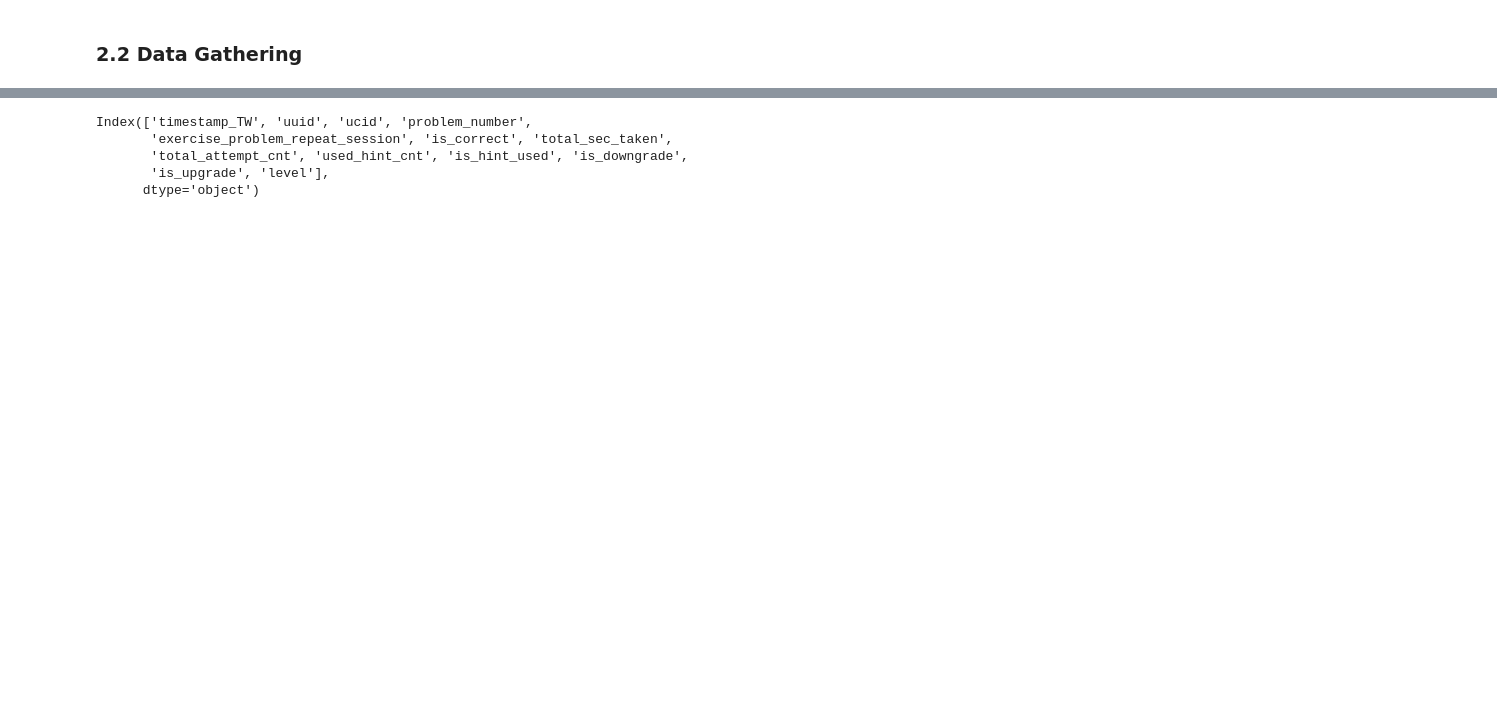
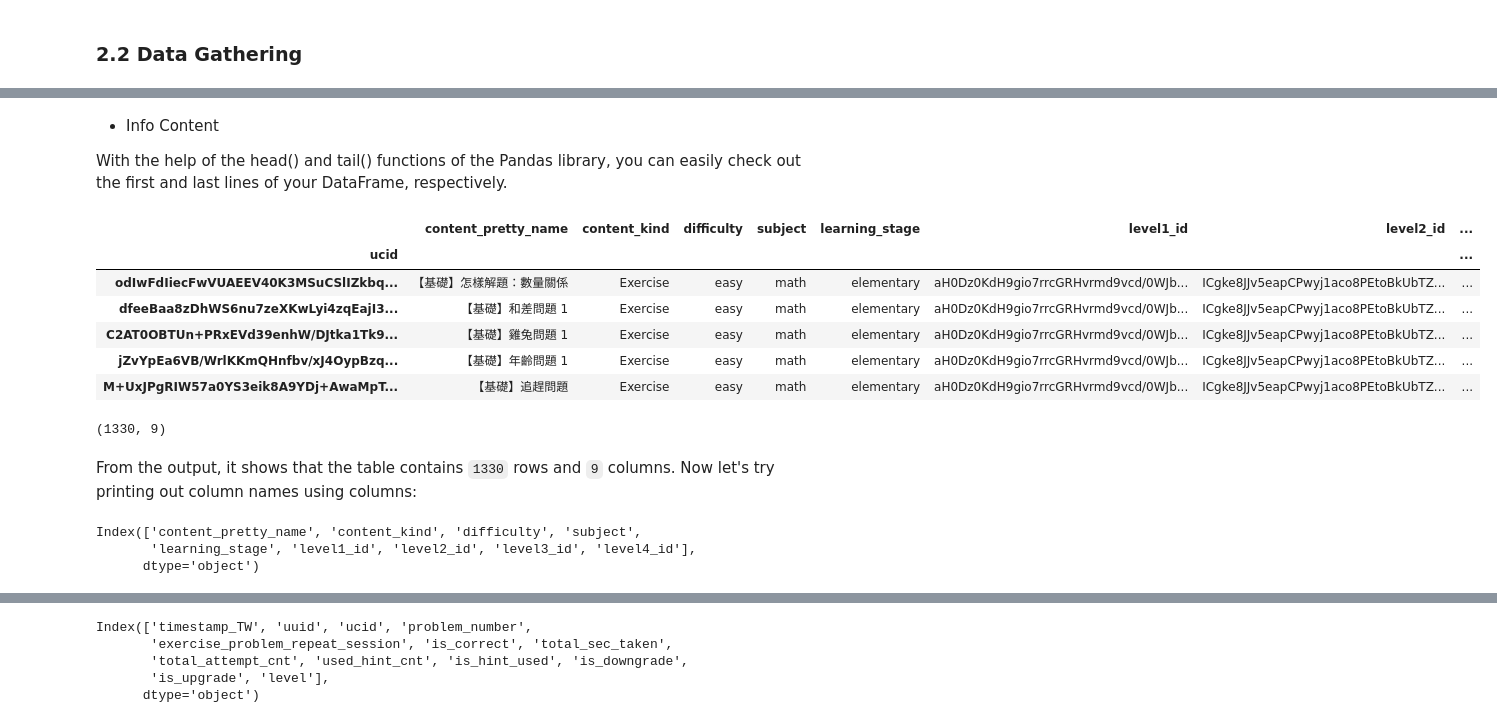
Before and after one commit to likweitan/Assessing-the-Readiness-of-HEI-in-Malaysia-to-Accept-Generation-Alpha, a Jupyter notebook: preprocessing_steps.ipynb, the cells around one changed output, grey strips where cells are left out. Saved outputs shown, nothing was run; the diff lists cells and outputs as text; code cells hidden in the pictures; blank space fills up the shorter version.

```diff
--- a/preprocessing_steps.ipynb
+++ b/preprocessing_steps.ipynb
@@ -194,0 +203,26 @@ Wall time: 37.1 s
+# %% [markdown]
+- Info Content
+
+With the help of the head() and tail() functions of the Pandas library, you can easily check out the first and last lines of your DataFrame, respectively.
+# %%
+info_content_raw_df.head()
+# %% [output]
+|  | content_pretty_name | content_kind | difficulty | subject | learning_stage | level1_id | level2_id | ... |
+| ucid |  |  |  |  |  |  |  | ... |
+| odIwFdIiecFwVUAEEV40K3MSuCSlIZkbq... | 【基礎】怎樣解題：數量關係 | Exercise | easy | math | elementary | aH0Dz0KdH9gio7rrcGRHvrmd9vcd/0WJb... | ICgke8JJv5eapCPwyj1aco8PEtoBkUbTZ... | ... |
+| dfeeBaa8zDhWS6nu7zeXKwLyi4zqEajI3... | 【基礎】和差問題 1 | Exercise | easy | math | elementary | aH0Dz0KdH9gio7rrcGRHvrmd9vcd/0WJb... | ICgke8JJv5eapCPwyj1aco8PEtoBkUbTZ... | ... |
+| C2AT0OBTUn+PRxEVd39enhW/DJtka1Tk9... | 【基礎】雞兔問題 1 | Exercise | easy | math | elementary | aH0Dz0KdH9gio7rrcGRHvrmd9vcd/0WJb... | ICgke8JJv5eapCPwyj1aco8PEtoBkUbTZ... | ... |
+| jZvYpEa6VB/WrlKKmQHnfbv/xJ4OypBzq... | 【基礎】年齡問題 1 | Exercise | easy | math | elementary | aH0Dz0KdH9gio7rrcGRHvrmd9vcd/0WJb... | ICgke8JJv5eapCPwyj1aco8PEtoBkUbTZ... | ... |
+| M+UxJPgRIW57a0YS3eik8A9YDj+AwaMpT... | 【基礎】追趕問題 | Exercise | easy | math | elementary | aH0Dz0KdH9gio7rrcGRHvrmd9vcd/0WJb... | ICgke8JJv5eapCPwyj1aco8PEtoBkUbTZ... | ... |
+# %%
+info_content_raw_df.shape
+# %% [output]
+(1330, 9)
+# %% [markdown]
+From the output, it shows that the table contains `1330` rows and `9` columns. Now let's try printing out column names using columns:
+# %%
+info_content_raw_df.columns
+# %% [output]
+Index(['content_pretty_name', 'content_kind', 'difficulty', 'subject',
+       'learning_stage', 'level1_id', 'level2_id', 'level3_id', 'level4_id'],
+      dtype='object')
```
Also changed, not shown: parts of 49 cells of this notebook.
